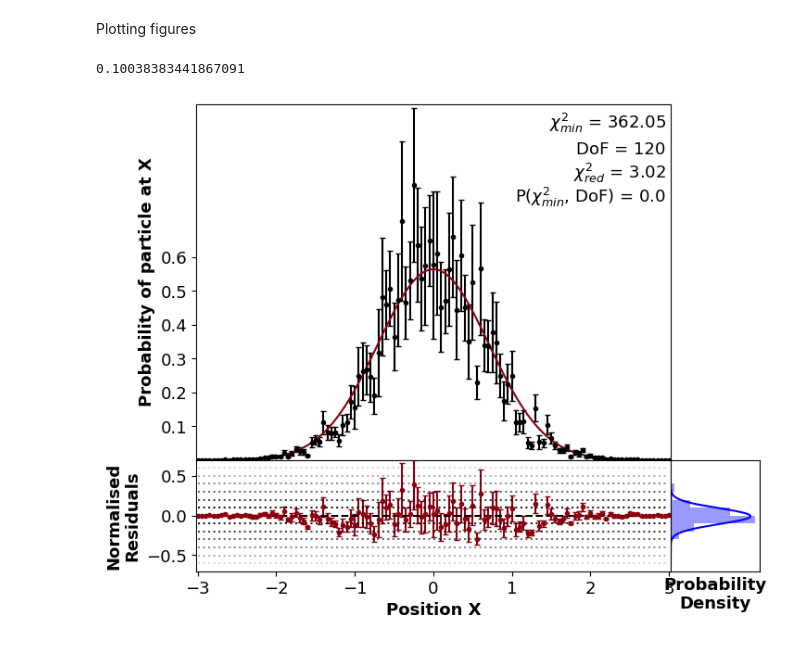
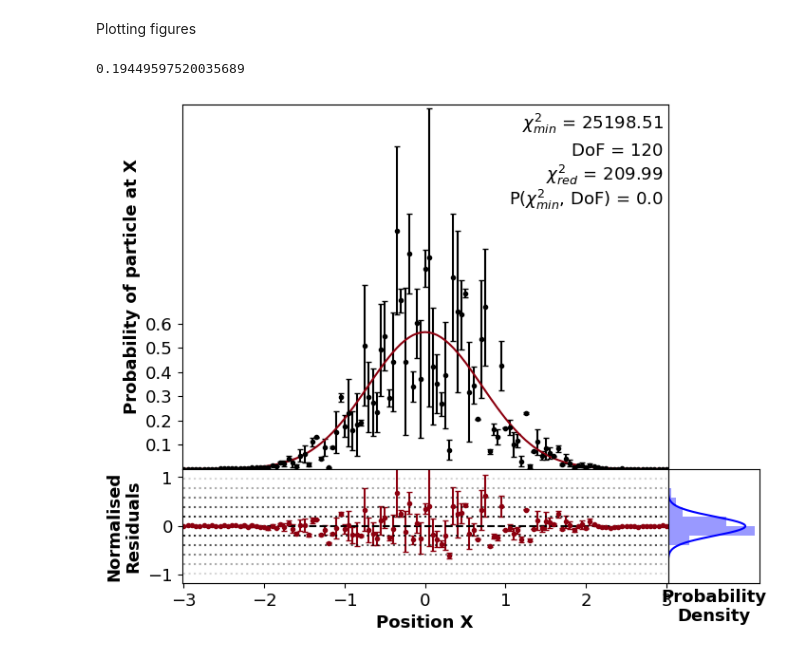
Before and after one commit to Wildeofthewest1/ProjectRepo, a Jupyter notebook: FeynmanPathIntegralJUPYTER.ipynb, the cells around one changed output. Saved outputs shown, nothing was run; the diff lists cells and outputs as text; code cells hidden in the pictures.

```diff
--- a/FeynmanPathIntegralJUPYTER.ipynb
+++ b/FeynmanPathIntegralJUPYTER.ipynb
@@ -169,8 +186,29 @@ def average(num_to_avs,paths1):
 # %% [markdown]
 Generate an average set of y values and standard errors for a set number of paths
+# %%
+def average(num_to_avs,paths1):
+    l = len(xs)
+    array = np.zeros((num_to_avs,l))
+    ave = np.zeros(l)
+    errs = np.zeros(l)
+    patherrs = np.zeros(l)
+
+    #print(array)
+    for i in range(num_to_avs):
+        array[i] = Psi(paths1)
+        ave += array[i]
+        #print(i)
+
+    for k in range(l):
+        errs[k] = np.std(array[:,k])
+
+    averageys = ave/num_to_avs
+    aveerrs = np.sqrt((errs**2/num_to_avs) + 0*(patherrs**2/paths1))
+
+    return averageys, aveerrs
 # %%
-#ys, yerrs = average(3,2)# average(NumberOfAverages,NumberOfPaths)
-ys, yerrs = average(10000,1)
+a = 2
+ys, yerrs = average(a,a)# average(NumberOfAverages,NumberOfPaths)
 # %% [markdown]
 This Calculates the Chi squared values
 # %%
@@ -304,33 +342,33 @@ for i in range(1,j):
 
 for i in range(-j+1,0):
     plt.plot(xs,i*stdresarray, color='black', linestyle='dotted', alpha = 1+i/j)
 
 plt.plot(xs,0*stdresarray, color='black', linestyle='dashed', alpha = 1)
 
 #######################################
 
-x = np.arange(-j*stdd,j*stdd,0.0000001)
+x = np.arange(-j*stdd,j*stdd,0.001)
 mean = statistics.mean(normres)
 sd = statistics.stdev(normres)
 
 
 f1.add_axes((plotwidth,-resplotheight,histplotwidth,resplotheight))#add axes for histogram plot
 plt.gca().set_ylim([-j*stdd,j*stdd])
 plt.gca().axes.get_yaxis().set_ticks([])
 plt.gca().axes.get_xaxis().set_ticks([5,10])
 plt.yticks(fontsize = textsize)
 plt.xticks(fontsize = textsize)
 plt.xlabel("Probability\nDensity", fontsize = textsize, weight = "bold")
 histrange = np.arange(-j*stdd,(j+1)*stdd,stdd)
 
 plt.hist(normres, histrange, density=True, orientation = "horizontal", color = "blue", alpha = 0.4)
 plt.plot( norm.pdf(x, mean, sd), x, color = "blue")
 
 
 #actionarray = metropolis(100,0)
 #plt.plot(np.arange(0,100,1),actionarray)
 
 plt.show()
 # %% [output]
-0.10038383441867091
+0.19449597520035689
-[figure, old version]
+[figure, new version]
```
Also changed, not shown: parts of 5 cells of this notebook.
